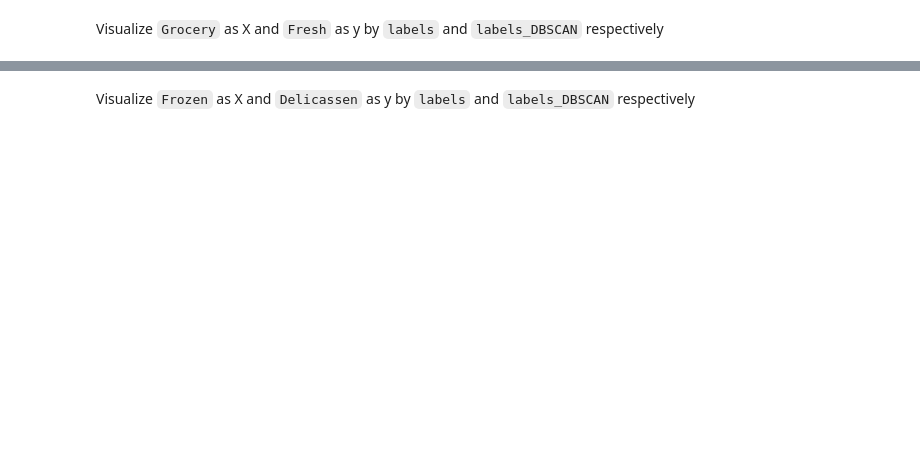
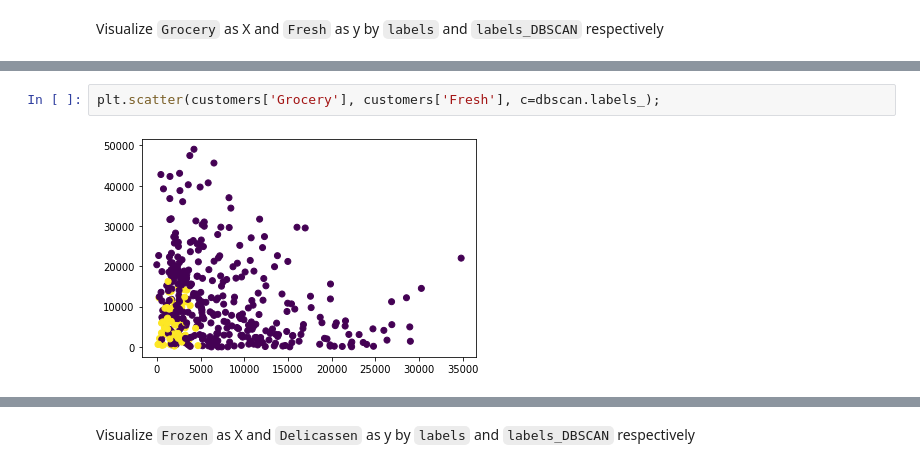
Before and after one commit to ironhack-datalabs/datamad0619, a Jupyter notebook: module-3/lab-unsupervised-learning/your-code/main.ipynb, the cells around one changed output, grey strips where cells are left out. Cells and saved outputs as stored; diff of their text form; blank space fills up the shorter version.

```diff
--- a/module-3/lab-unsupervised-learning/your-code/main.ipynb
+++ b/module-3/lab-unsupervised-learning/your-code/main.ipynb
@@ -158,0 +198,4 @@ Visualize `Grocery` as X and `Fresh` as y by `labels` and `labels_DBSCAN` respec
+# %%
+plt.scatter(customers['Grocery'], customers['Fresh'], c=dbscan.labels_);
+# %% [output]
+[figure, added]
```
Also changed, not shown: parts of 40 cells of this notebook.
